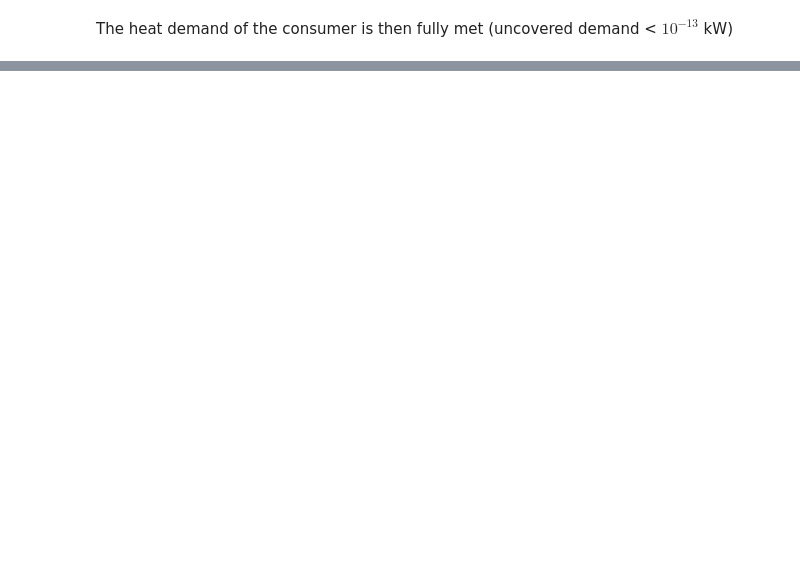
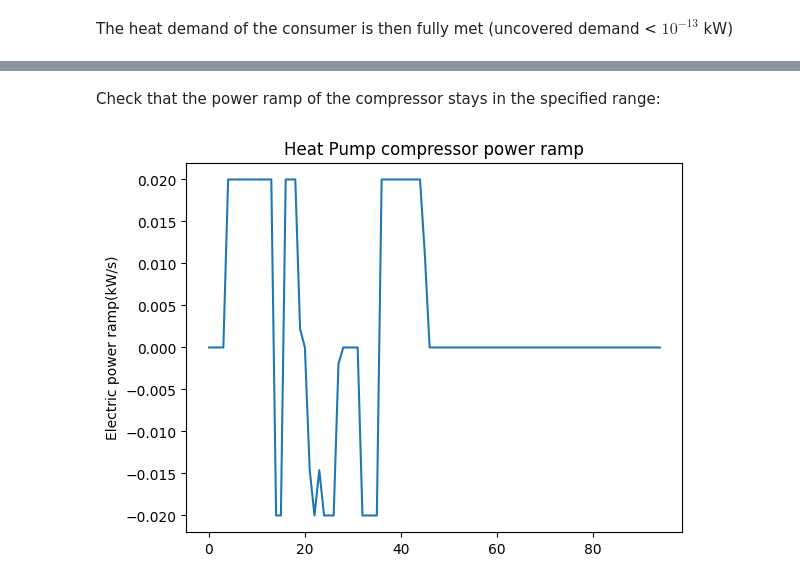
Before and after one commit to e2nIEE/pandaprosumer, a Jupyter notebook: tutorials/hp_elb_hd.ipynb, the cells around one changed output, grey strips where cells are left out. Saved outputs shown, nothing was run; the diff lists cells and outputs as text; code cells hidden in the pictures; blank space fills up the shorter version.

Commit message:
add ramp up / ramp down speed constraint to heat pump

```diff
--- a/tutorials/hp_elb_hd.ipynb
+++ b/tutorials/hp_elb_hd.ipynb
@@ -350,0 +353,17 @@ plt.show()
+# %% [markdown]
+Check that the power ramp of the compressor stays in the specified range:
+# %%
+import numpy as np
+
+p_comp = res_df.data_source.loc['air_water_heat_pump'].df.p_comp_kw.values
+
+# Calculate ramp rates as the difference between the power between 2 timesteps divided by the resolution
+delta_p_comp = np.diff(p_comp)
+ramp_rate_kw_per_s = delta_p_comp / time_resolution_s
+
+plt.plot(ramp_rate_kw_per_s)
+plt.title("Heat Pump compressor power ramp")
+plt.ylabel("Electric power ramp(kW/s)")
+plt.show()
+# %% [output]
+[figure, added]
```
Also changed, not shown: parts of 9 cells of this notebook, 12 other files.
